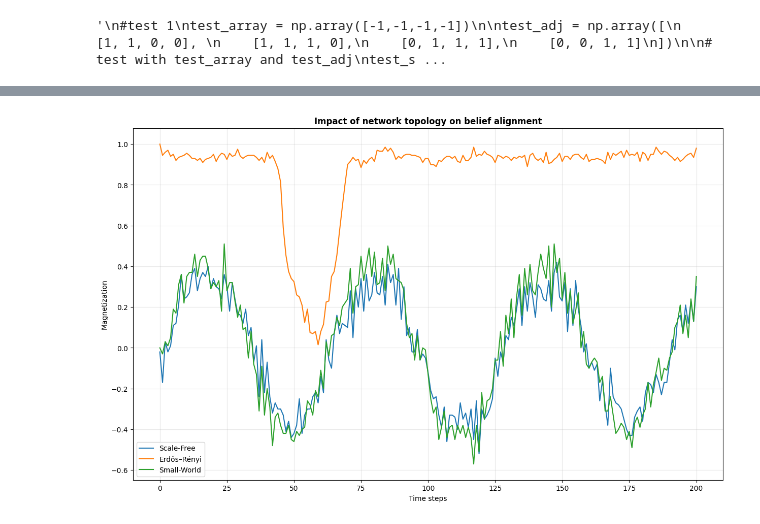
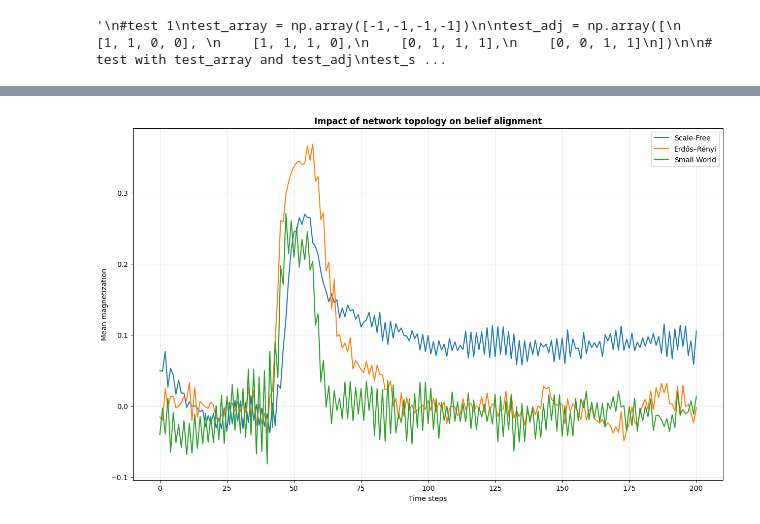
Before and after one commit to Whatisthisname/ComplexSystem, a Jupyter notebook: diameter.ipynb, the cells around one changed output, grey strips where cells are left out. Saved outputs shown, nothing was run; the diff lists cells and outputs as text; code cells hidden in the pictures.

```diff
--- a/diameter.ipynb
+++ b/diameter.ipynb
@@ -296,0 +293,33 @@ plt.show()
+# %%
+
+mags = []
+for i in range(15):
+    network = ising_efficient.BeliefNetwork(
+        sparse_adj=adj_mat,
+        #external_field=lambda t, node_idx: jnp.sin(t * 0.1),
+        #external_field=lambda t, node_idx: ((node_idx[0] / len(adj_mat)) < l) * jnp.sin(t * 0.1),
+        external_field=external_field,
+        init_state=np.copy(random_init), #or ones_init
+        µ=µ,
+        beta=beta,
+    )
+    result = network.run_for_steps(200, seed=i)
+    magnetization_erdos = np.mean(result, axis=1)
+    mags.append(np.copy(magnetization_erdos))
+
+mags_array = np.array(mags)
+
+plt.figure(figsize=(15,9))
+for m in mags_array:
+    plt.plot(m)
+mean_erdos = np.mean(mags_array, axis = 0)
+plt.plot(mean_erdos, color ='blue',linewidth=2.0, label="Mean")
+#plt.plot(np.min(mags_array, axis = 0), color = 'red')
+#plt.plot(np.max(mags_array, axis = 0))
+plt.xlabel("Time steps")
+plt.ylabel("Magnetization")
+plt.title("Impact of Erdős-Rényi topology on belief alignment", weight='bold')
+plt.grid(True, alpha=0.3)
+plt.legend()
+plt.savefig('results/Erdos.png')
+plt.show()
@@ -357,14 +456,14 @@ plt.show()
 # %%
 plt.figure(figsize=(15,9))
-plt.plot(magnetization_scale_free, label='Scale-Free')
-plt.plot(magnetization_erdos, label='Erdős–Rényi')
-plt.plot(magnetization_small_world, label='Small-World')
+plt.plot(mean_scale, label='Scale-Free')
+plt.plot(mean_erdos, label='Erdős–Rényi')
+plt.plot(mean_small, label='Small-World')
 plt.xlabel("Time steps")
-plt.ylabel("Magnetization")
+plt.ylabel("Mean magnetization")
 plt.title("Impact of network topology on belief alignment", weight='bold')
 plt.grid(True, alpha=0.3)
 plt.legend()
 plt.savefig('results/Network_topology.png')
 plt.show()
 # %% [output]
-[figure, old version]
+[figure, new version]
```
Also changed, not shown: parts of 9 cells of this notebook, 5 other files.
